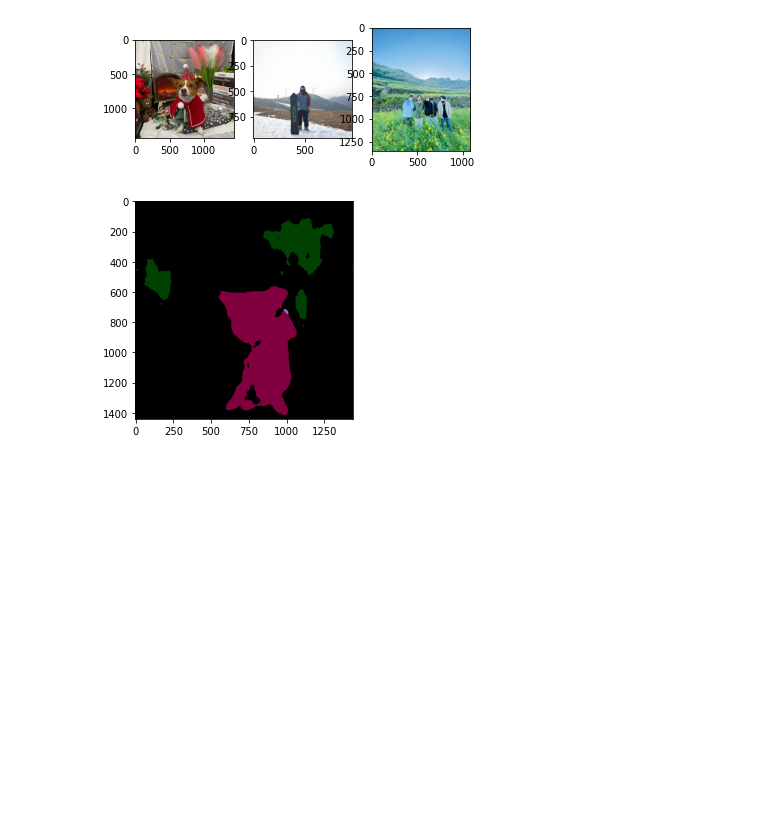
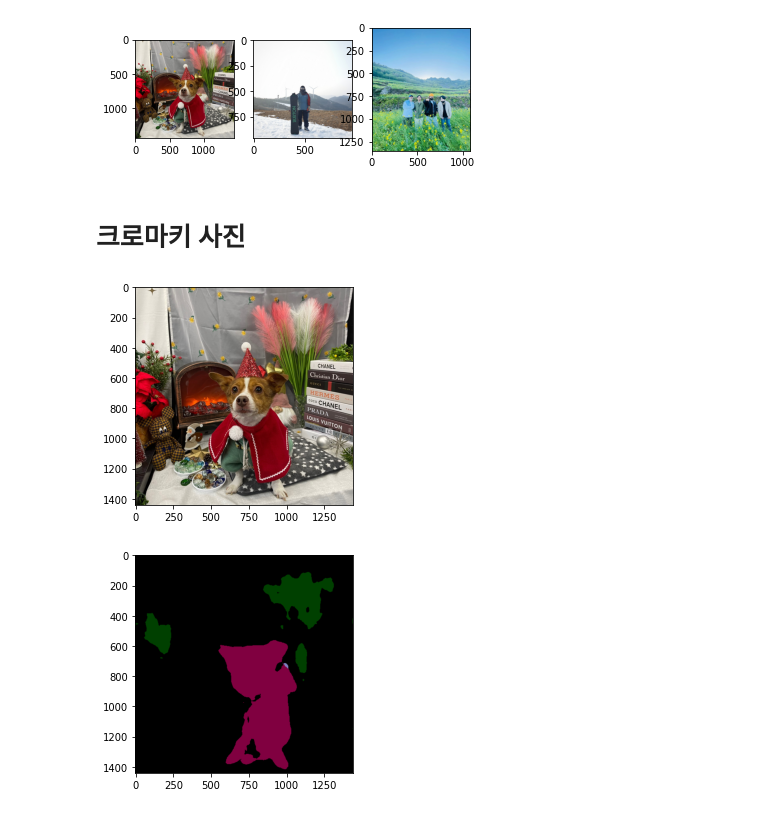
Before and after one commit to tmsk0711/AIFFEL_TEST, a Jupyter notebook: EXPLORATION_07.ipynb, the cells around one changed output. Cells and saved outputs as stored; diff of their text form; code cells hidden in the pictures; blank space fills up the shorter version.

```diff
--- a/EXPLORATION_07.ipynb
+++ b/EXPLORATION_07.ipynb
@@ -159,6 +194,17 @@ ax3.imshow(cv2.cvtColor(us_orig, cv2.COLOR_BGR2RGB))
 plt.show()
 # %% [output]
 [figure]
+# %% [markdown]
+# 크로마키 사진
+# %%
+img_show = dog_orig.copy()
+img_show
+
+
+dog = plt.imshow(cv2.cvtColor(img_show, cv2.COLOR_BGR2RGB))
+plt.show()
+# %% [output]
+[figure, added]
 # %%
 segvalues, output = model.segmentAsPascalvoc(dog_path)
 plt.imshow(output)
```
Also changed, not shown: parts of 12 cells of this notebook.
